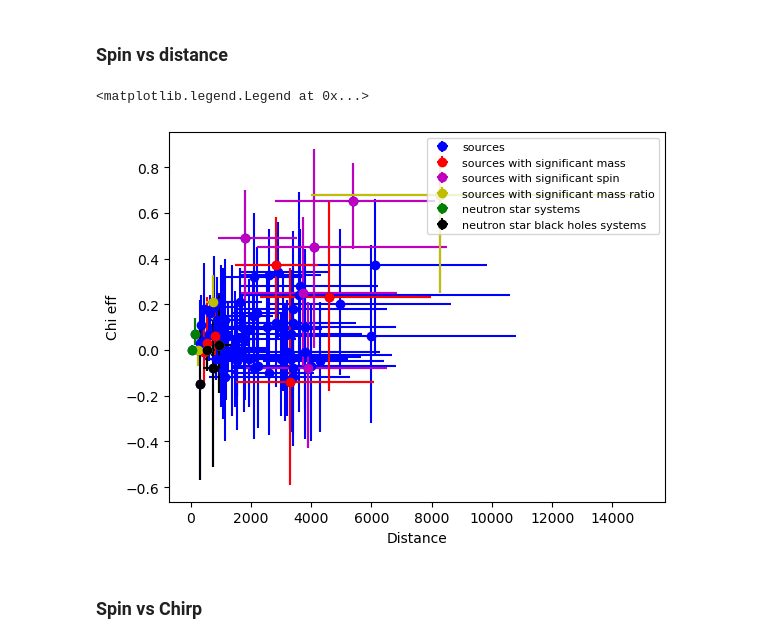
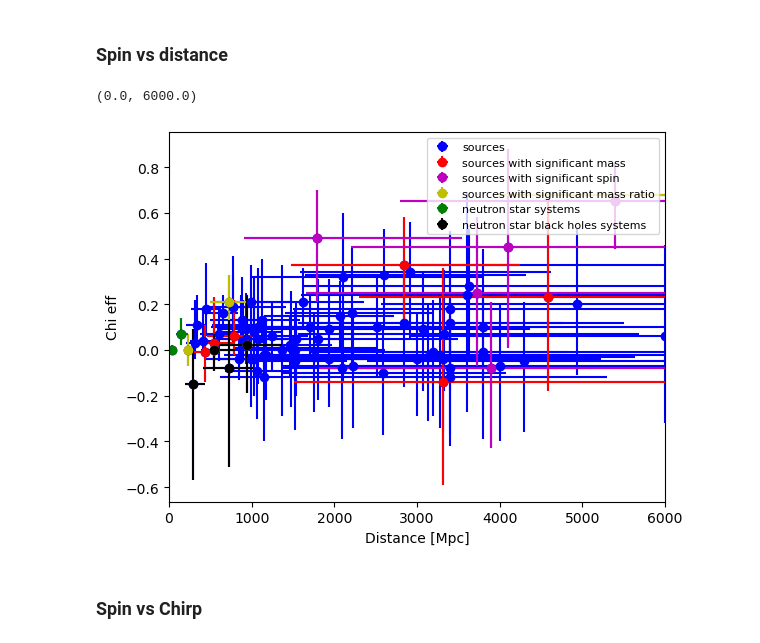
Before and after one commit to Sareva00/LIGO-project, a Jupyter notebook: properties.ipynb, the cells around one changed output. Cells and saved outputs as stored; diff of their text form; code cells hidden in the pictures.

```diff
--- a/properties.ipynb
+++ b/properties.ipynb
@@ -293,14 +293,14 @@ plt.legend(loc="upper right", fontsize= 8)
 # %%
 graph("luminosity_distance", "chi_eff" , "luminosity_distance_lw" , "luminosity_distance_up" , "chi_eff_lw" , "chi_eff_up" )
 
 plt.xlabel ('Distance [Mpc]')
 plt.ylabel ('Chi eff')
 plt.legend(loc="upper right", fontsize= 8)
 
-#plt.xlim([0,6000])
+plt.xlim([0,6000])
 # %% [output]
-<matplotlib.legend.Legend at 0x...>
+(0.0, 6000.0)
-[figure, old version]
+[figure, new version]
 # %% [markdown]
 ### Spin vs Chirp
 # %%
```
Also changed, not shown: parts of 6 cells of this notebook.
